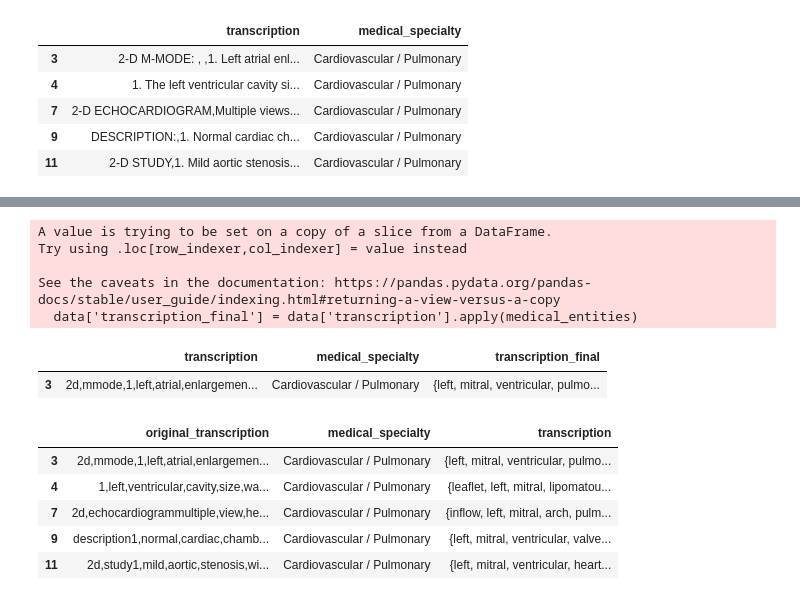
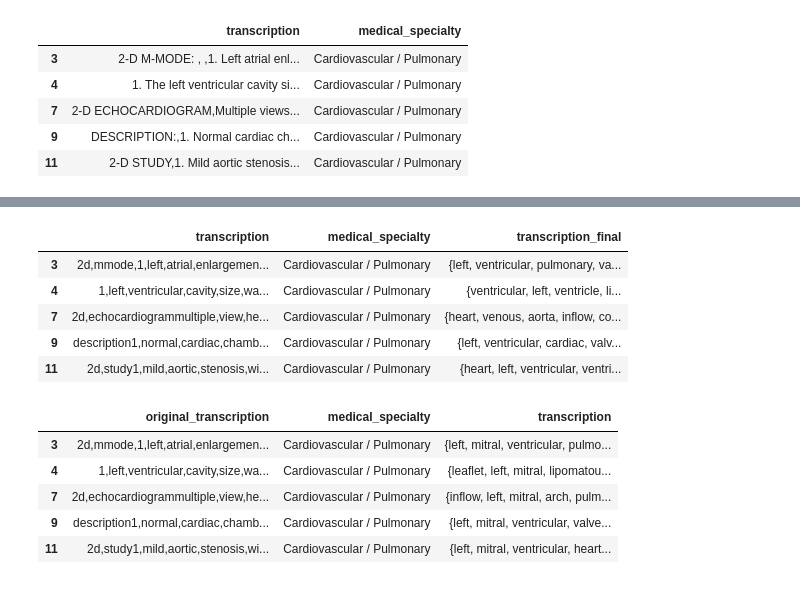
Before and after one commit to Tara-Sophia/NLP_Masterthesis, a Jupyter notebook: src/mtsamples_data.ipynb, the cells around one changed output, grey strips where cells are left out. Cells and saved outputs as stored; diff of their text form; code cells hidden in the pictures.

```diff
--- a/src/mtsamples_data.ipynb
+++ b/src/mtsamples_data.ipynb
@@ -247,14 +237,12 @@ See the caveats in the documentation: https://pandas.pydata.org/pandas-docs/stab
 # %%
-nl =nlp_model(ls)
-nl.head(1)
+nl.head()
 # %% [output]
-A value is trying to be set on a copy of a slice from a DataFrame.
-Try using .loc[row_indexer,col_indexer] = value instead
-
-See the caveats in the documentation: https://pandas.pydata.org/pandas-docs/stable/user_guide/indexing.html#returning-a-view-versus-a-copy
-  data['transcription_final'] = data['transcription'].apply(medical_entities)
 |  | transcription | medical_specialty | transcription_final |
-| 3 | 2d,mmode,1,left,atrial,enlargemen... | Cardiovascular / Pulmonary | {left, mitral, ventricular, pulmo... |
+| 3 | 2d,mmode,1,left,atrial,enlargemen... | Cardiovascular / Pulmonary | {left, ventricular, pulmonary, va... |
+| 4 | 1,left,ventricular,cavity,size,wa... | Cardiovascular / Pulmonary | {ventricular, left, ventricle, li... |
+| 7 | 2d,echocardiogrammultiple,view,he... | Cardiovascular / Pulmonary | {heart, venous, aorta, inflow, co... |
+| 9 | description1,normal,cardiac,chamb... | Cardiovascular / Pulmonary | {left, ventricular, cardiac, valv... |
+| 11 | 2d,study1,mild,aortic,stenosis,wi... | Cardiovascular / Pulmonary | {heart, left, ventricular, ventri... |
 # %%
 nl = nl.rename(columns={'transcription': 'original_transcription', 'transcription_final': 'transcription'})
 nl.head()
```
Also changed, not shown: parts of 15 cells of this notebook, 3 other files.
